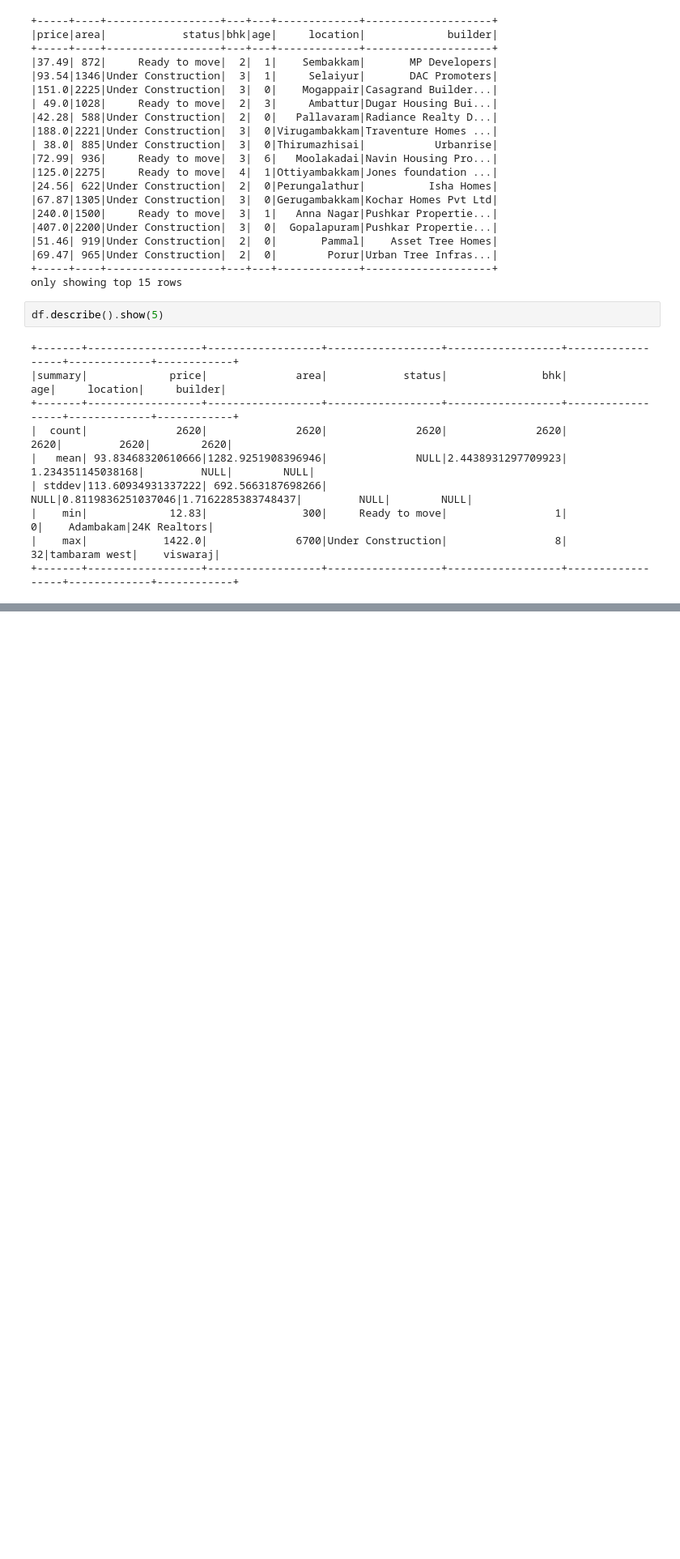
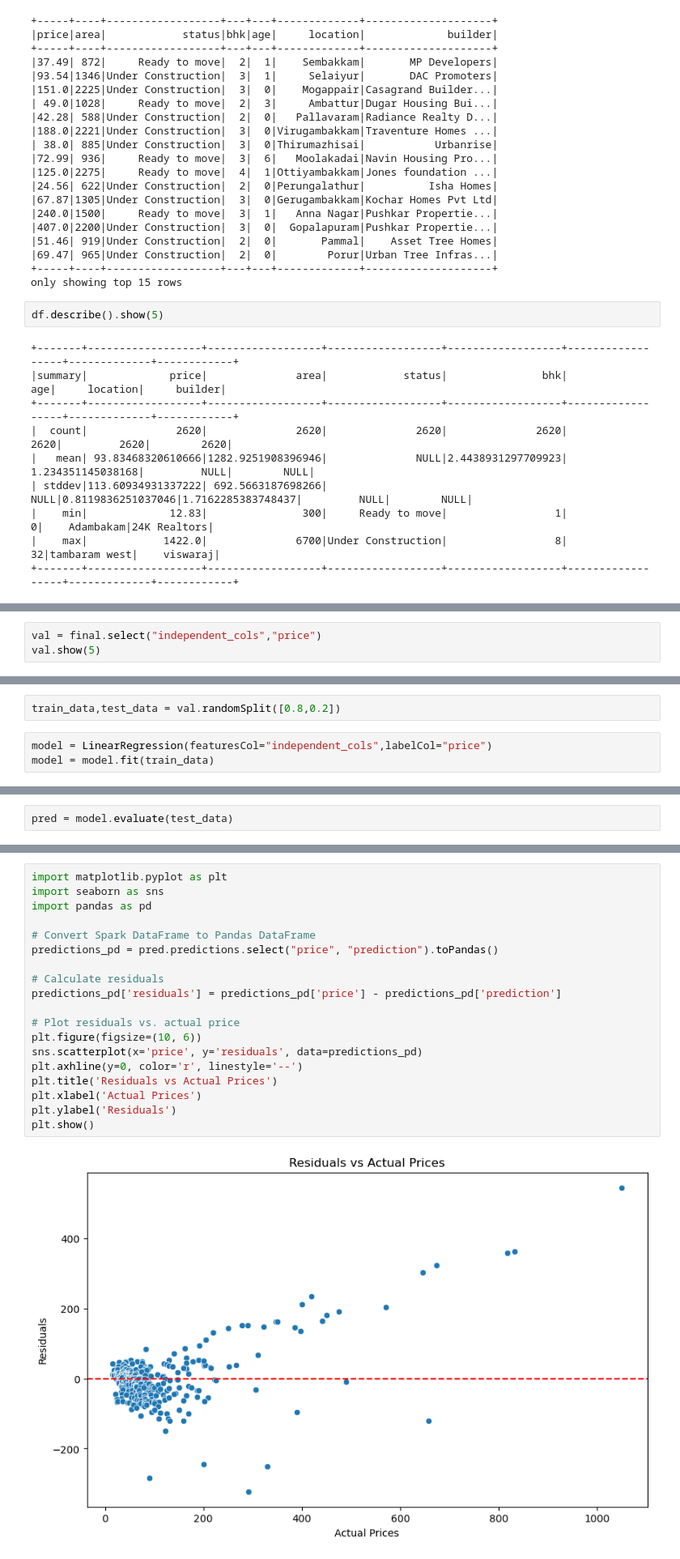
Before and after one commit to DWARAKESH3010/Machine_learning_codes, a Jupyter notebook: Spark/Spark installation.ipynb, the cells around one changed output, grey strips where cells are left out. Shown: that part at 81% size. Cells and saved outputs as stored; diff of their text form; blank space fills up the shorter version.

```diff
--- a/Spark/Spark installation.ipynb
+++ b/Spark/Spark installation.ipynb
@@ -229,0 +428,3 @@ df.describe().show(5)
+# %%
+val = final.select("independent_cols","price")
+val.show(5)
@@ -229,0 +442,5 @@ df.describe().show(5)
+# %%
+train_data,test_data = val.randomSplit([0.8,0.2])
+# %%
+model = LinearRegression(featuresCol="independent_cols",labelCol="price")
+model = model.fit(train_data)
@@ -229,0 +455,2 @@ df.describe().show(5)
+# %%
+pred = model.evaluate(test_data)
@@ -229,0 +509,21 @@ df.describe().show(5)
+# %%
+import matplotlib.pyplot as plt
+import seaborn as sns
+import pandas as pd
+
+# Convert Spark DataFrame to Pandas DataFrame
+predictions_pd = pred.predictions.select("price", "prediction").toPandas()
+
+# Calculate residuals
+predictions_pd['residuals'] = predictions_pd['price'] - predictions_pd['prediction']
+
+# Plot residuals vs. actual price
+plt.figure(figsize=(10, 6))
+sns.scatterplot(x='price', y='residuals', data=predictions_pd)
+plt.axhline(y=0, color='r', linestyle='--')
+plt.title('Residuals vs Actual Prices')
+plt.xlabel('Actual Prices')
+plt.ylabel('Residuals')
+plt.show()
+# %% [output]
+[figure, added]
```
Also changed, not shown: parts of 33 cells of this notebook.
